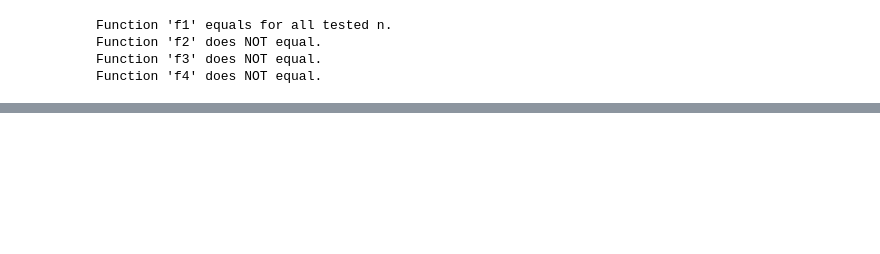
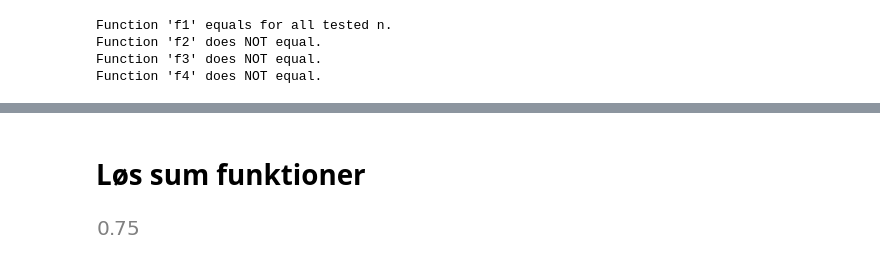
Before and after one commit to Chrisser1/descrete-mat, a Jupyter notebook: discMatSympy.ipynb, the cells around one changed output, grey strips where cells are left out. Saved outputs shown, nothing was run; the diff lists cells and outputs as text; code cells hidden in the pictures; blank space fills up the shorter version.

```diff
--- a/discMatSympy.ipynb
+++ b/discMatSympy.ipynb
@@ -545,0 +644,15 @@ Function 'f4' does NOT equal.
+# %% [markdown]
+# Løs sum funktioner
+# %%
+f = lambda n: sum(
+    # Indskriv funktion
+    1/(k*(k+1))
+    for k in
+    # Indskriv range
+    range(1, n+1)
+    )
+
+
+f(3)
+# %% [output]
+[figure, added]
```
Also changed, not shown: parts of 19 cells of this notebook, 4 other files.
